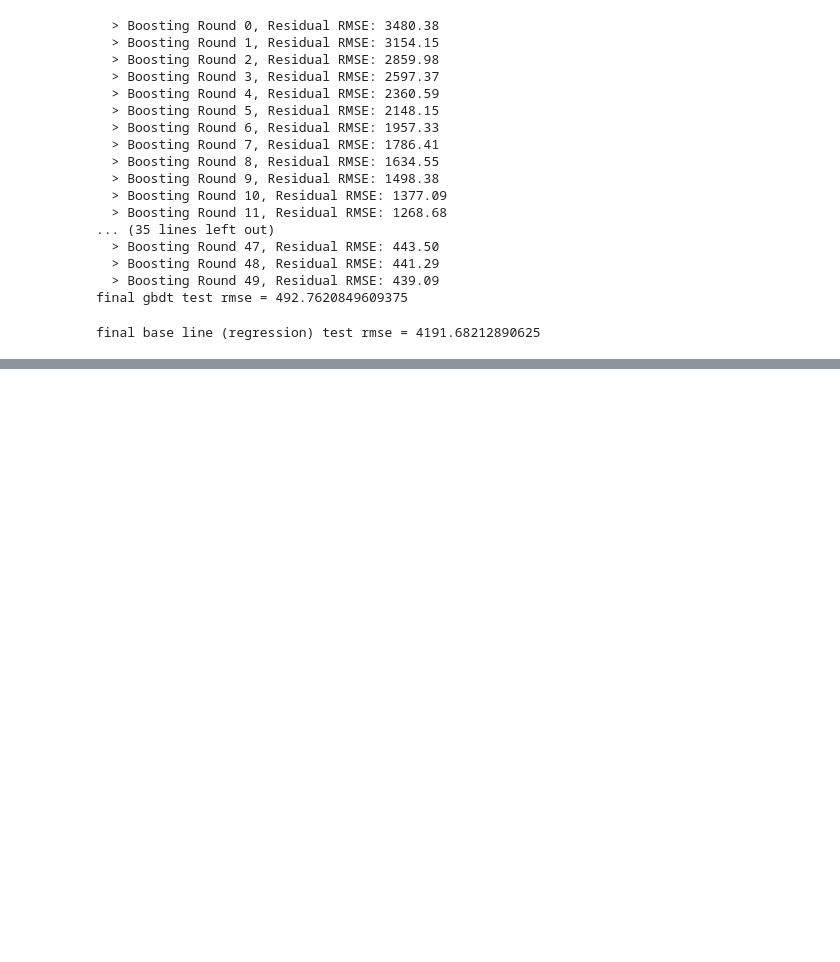
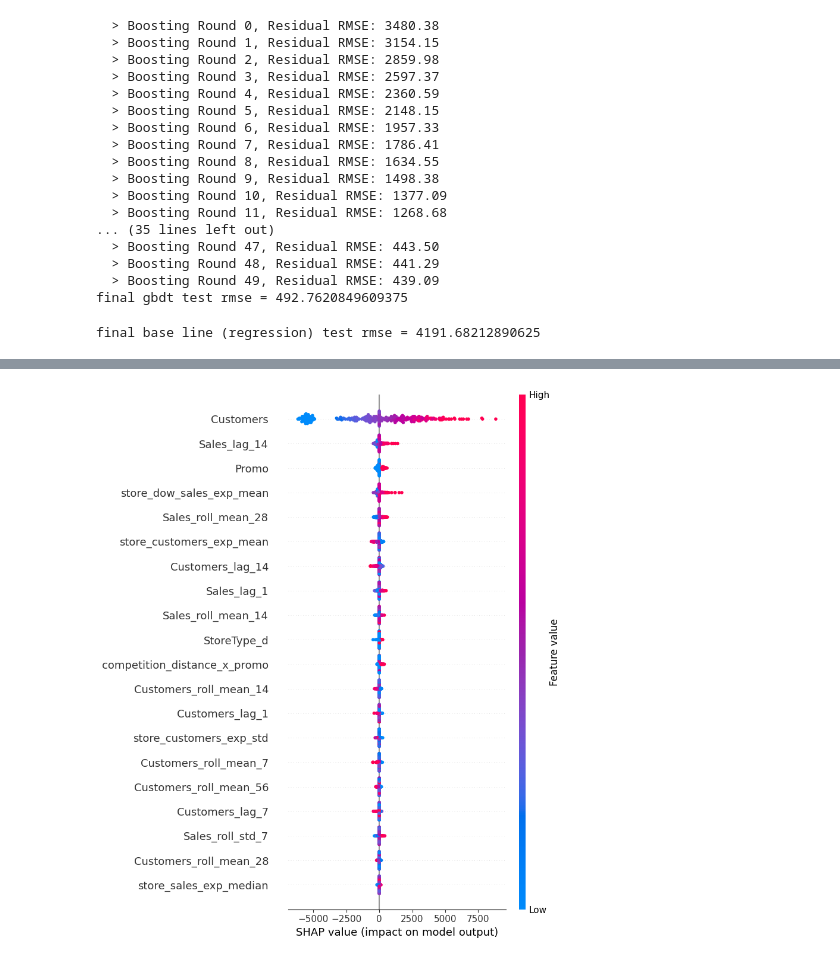
Before and after one commit to Nima-Enigma/ML_Project, a Jupyter notebook: solution/phase3.ipynb, the cells around one changed output, grey strips where cells are left out. Saved outputs shown, nothing was run; the diff lists cells and outputs as text; code cells hidden in the pictures; blank space fills up the shorter version.

Commit message:
adding feature importance using shap

```diff
--- a/solution/phase3.ipynb
+++ b/solution/phase3.ipynb
@@ -387,0 +407,41 @@ torch.save(gbdt_model, "gbdt_model.pt")
+# %%
+gbdt_model = torch.load(
+    "gbdt_model.pt",
+    map_location="cpu",
+    weights_only=False
+)
+# %%
+import torch
+import numpy as np
+
+def model_predict(X_np):
+    X_tensor = torch.tensor(X_np, dtype=torch.float32)
+    preds = gbdt_model.predict(X_tensor)
+    return preds.detach().cpu().numpy()
+# %%
+X_np = df[features].apply(pd.to_numeric, errors='coerce').fillna(0).values.astype(np.float32)
+background = X_np[np.random.choice(len(X_np), 100, replace=False)]
+X_sample = X_np[np.random.choice(len(X_np), 300, replace=False)]
+# %%
+import shap
+
+explainer = shap.KernelExplainer(model_predict, background)
+shap_values = explainer.shap_values(X_sample)
+mean_abs_shap = np.mean(np.abs(shap_values), axis=0)
+
+feature_importance = sorted(
+    zip(features, mean_abs_shap),
+    key=lambda x: x[1],
+    reverse=True
+)
+# %%
+top_k = 20
+
+top_features_idx = np.argsort(mean_abs_shap)[-top_k:]
+shap.summary_plot(
+    shap_values[:, top_features_idx],
+    X_sample[:, top_features_idx],
+    feature_names=np.array(features)[top_features_idx]
+)
+# %% [output]
+[figure, added]
```
Also changed, not shown: parts of 5 cells of this notebook.
